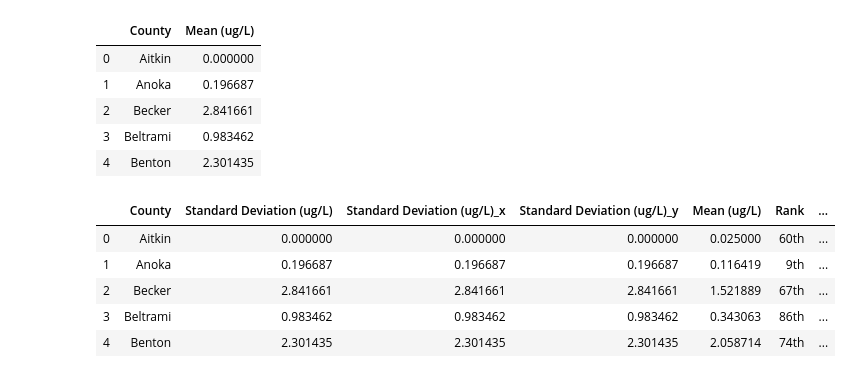
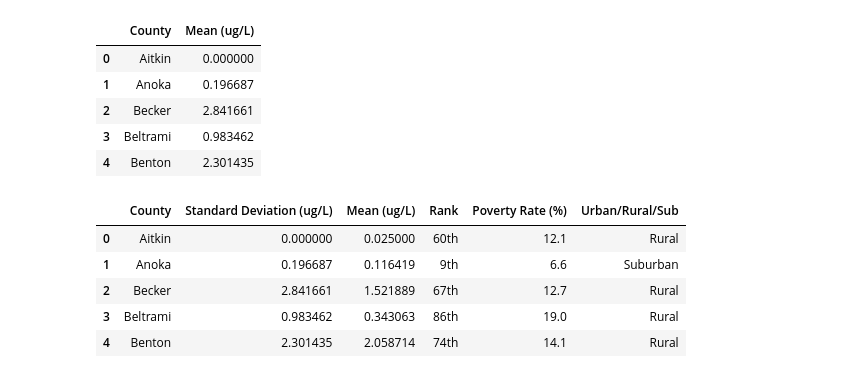
Before and after one commit to bkaczmarczik28/MN-Drinking-Water-Quality, a Jupyter notebook: PovertyByCounty-Nitrate.ipynb, the cells around one changed output. Saved outputs shown, nothing was run; the diff lists cells and outputs as text; code cells hidden in the pictures.

```diff
--- a/PovertyByCounty-Nitrate.ipynb
+++ b/PovertyByCounty-Nitrate.ipynb
@@ -333,7 +335,7 @@ county_pov_df.head()
 | 3 | 4th | Chisago | 5.4 | Rural |
 | 4 | 5th | Scott | 5.6 | Suburban |
 # %%
-county_combined = pd.merge(ByCounty_df,county_pov_df, on = "County", how = "outer")
+county_combined = pd.merge(ByCounty_df,county_pov_df, on = "County", how = "left")
 county_combined.head()
 # %% [output]
 |  | County | Mean (ug/L) | Rank | Poverty Rate (%) | Urban/Rural/Sub |
@@ -359,12 +361,12 @@ ByCounty1_df.head()
 # %%
 ByCounty1_df = ByCounty1_df.rename(columns = {"Mean (ug/L)":"Standard Deviation (ug/L)"})
 
-county_combined = pd.merge(ByCounty1_df,county_combined, on = "County", how = "outer")
+county_combined = pd.merge(ByCounty1_df,county_combined, on = "County", how = "left")
 county_combined.head()
 # %% [output]
-|  | County | Standard Deviation (ug/L) | Standard Deviation (ug/L)_x | Standard Deviation (ug/L)_y | Mean (ug/L) | Rank | ... |
-| 0 | Aitkin | 0.000000 | 0.000000 | 0.000000 | 0.025000 | 60th | ... |
-| 1 | Anoka | 0.196687 | 0.196687 | 0.196687 | 0.116419 | 9th | ... |
-| 2 | Becker | 2.841661 | 2.841661 | 2.841661 | 1.521889 | 67th | ... |
-| 3 | Beltrami | 0.983462 | 0.983462 | 0.983462 | 0.343063 | 86th | ... |
-| 4 | Benton | 2.301435 | 2.301435 | 2.301435 | 2.058714 | 74th | ... |
+|  | County | Standard Deviation (ug/L) | Mean (ug/L) | Rank | Poverty Rate (%) | Urban/Rural/Sub |
+| 0 | Aitkin | 0.000000 | 0.025000 | 60th | 12.1 | Rural |
+| 1 | Anoka | 0.196687 | 0.116419 | 9th | 6.6 | Suburban |
+| 2 | Becker | 2.841661 | 1.521889 | 67th | 12.7 | Rural |
+| 3 | Beltrami | 0.983462 | 0.343063 | 86th | 19.0 | Rural |
+| 4 | Benton | 2.301435 | 2.058714 | 74th | 14.1 | Rural |
```
Also changed, not shown: parts of 13 cells of this notebook.
